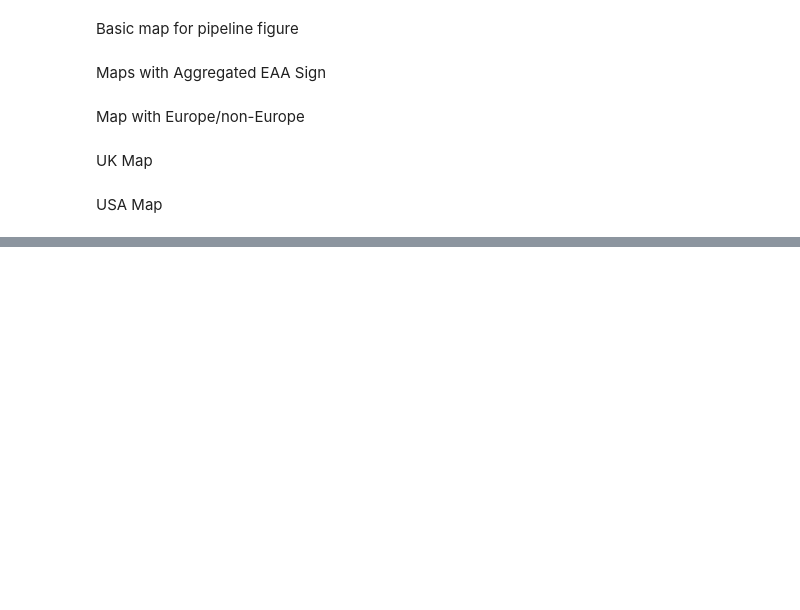
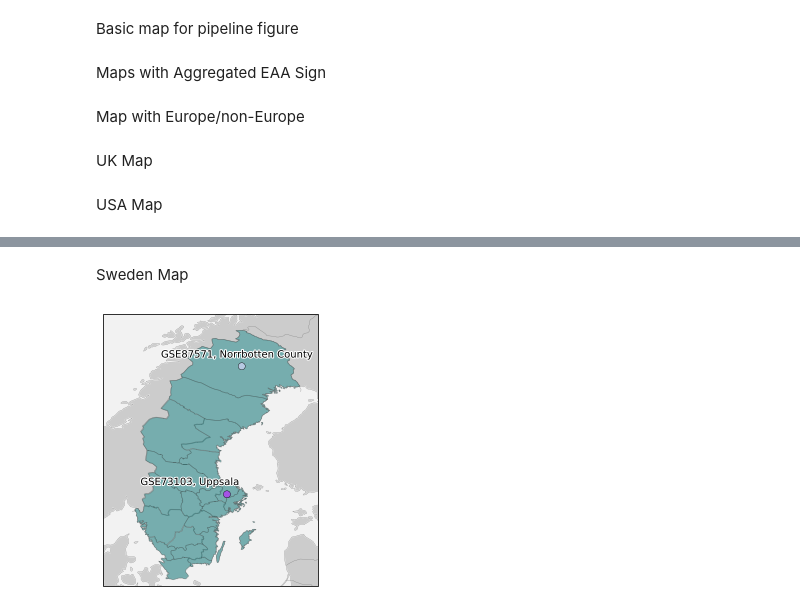
Before and after one commit to AaronBlare/MetaEpiAge, a Jupyter notebook: notebooks/plots_geomap.ipynb, the cells around one changed output, grey strips where cells are left out. Saved outputs shown, nothing was run; the diff lists cells and outputs as text; code cells hidden in the pictures; blank space fills up the shorter version.

Commit message:
Sweden map added

```diff
--- a/notebooks/plots_geomap.ipynb
+++ b/notebooks/plots_geomap.ipynb
@@ -488,0 +487,69 @@ plt.savefig(f'{plot_path}/map_usa.pdf', bbox_inches='tight')
+# %% [markdown]
+Sweden Map
+# %%
+coordinates_gse_data_path = 'E:/YandexDisk/pydnameth/draft/10_MetaEPIClock/MetaEpiAge'
+coordinates_gse_data_file = 'coordinates_gses.xlsx'
+df = pd.read_excel(f"{coordinates_gse_data_path}/{coordinates_gse_data_file}")
+df_sweden =  df.loc[df['State'] == 'Sweden', :]
+longs_sweden = df_sweden['Longitude'].values
+lats_sweden = df_sweden['Latitude'].values
+colors_sweden = ['xkcd:' + df_sweden['Color'].values[i] for i in range(0, len(longs_sweden))]
+gses_sweden = df_sweden['GSE'].values
+locations_sweden = df_sweden['Location'].values
+
+coordinates_states_data_file = 'coordinates.xlsx'
+df_states = pd.read_excel(f"{coordinates_gse_data_path}/{coordinates_states_data_file}")
+sweden_color = df_states.loc[df_states['State'] == 'Sweden', :]['Color'].values[0]
+sweden_color_xkcd = f'xkcd:{sweden_color}'
+
+plot_path = 'E:/YandexDisk/pydnameth/draft/10_MetaEPIClock/MetaEpiAge/figures/map'
+
+fig = plt.figure(figsize=(10, 5))
+ax = fig.add_subplot(1, 1, 1, projection=ccrs.Robinson())
+ax.set_global()
+ax.add_feature(cfeature.NaturalEarthFeature('physical', 'land', '50m', edgecolor='face', facecolor='0.8'), zorder=1)
+ax.add_feature(cfeature.NaturalEarthFeature('physical', 'ocean', '50m', edgecolor='face', facecolor='0.95'), zorder=1)
+shpfilename = shpreader.natural_earth(resolution='10m',
+                                      category='cultural',
+                                      name='admin_0_countries')
+reader = shpreader.Reader(shpfilename)
+countries = reader.records()
+for country in countries:
+    if country.attributes['NAME'] == 'Sweden':
+        geometry = country.geometry
+
+ax.set_extent ((10, 23, 55, 70), ccrs.PlateCarree())
+ax.add_geometries(geometry, ccrs.PlateCarree(), edgecolor='0.2', linewidth=0.6, facecolor=sweden_color_xkcd, alpha=0.2)
+ax.add_feature(cfeature.BORDERS, edgecolor='0.5', linewidth=0.3)
+ax.add_feature(cfeature.COASTLINE, edgecolor='0.5', linewidth=0.3)
+
+shpfilename = shpreader.natural_earth(resolution='10m',
+                                      category='cultural',
+                                      name='admin_1_states_provinces')
+reader = shpreader.Reader(shpfilename)
+countries = reader.records()
+geometries = []
+for country in countries:
+    if country.attributes['admin'] == 'Sweden':
+        geometries.append(country.geometry)
+for country in geometries:
+    ax.add_geometries(country, ccrs.PlateCarree(), edgecolor='0.2', linewidth=0.6, facecolor=sweden_color_xkcd, alpha=0.3)
+
+plt.scatter(x=longs_sweden,
+            y=lats_sweden,
+            s=50,
+            c=colors_sweden,
+            edgecolors='k',
+            linewidth=0.4,
+            transform=ccrs.PlateCarree(),
+            zorder=2)
+
+for gse_id in range(0, len(gses_sweden)):
+    ax.text(longs_sweden[gse_id] - 6, lats_sweden[gse_id] + 0.5,
+            f'{gses_sweden[gse_id]}, {locations_sweden[gse_id]}', transform=ccrs.PlateCarree(),
+            fontsize=10, color='black', path_effects=[PathEffects.withStroke(linewidth=2, foreground="white")])
+
+plt.savefig(f'{plot_path}/map_sweden.png', bbox_inches='tight')
+plt.savefig(f'{plot_path}/map_sweden.pdf', bbox_inches='tight')
+# %% [output]
+[figure, added]
```
Also changed, not shown: parts of 1 cell of this notebook.
